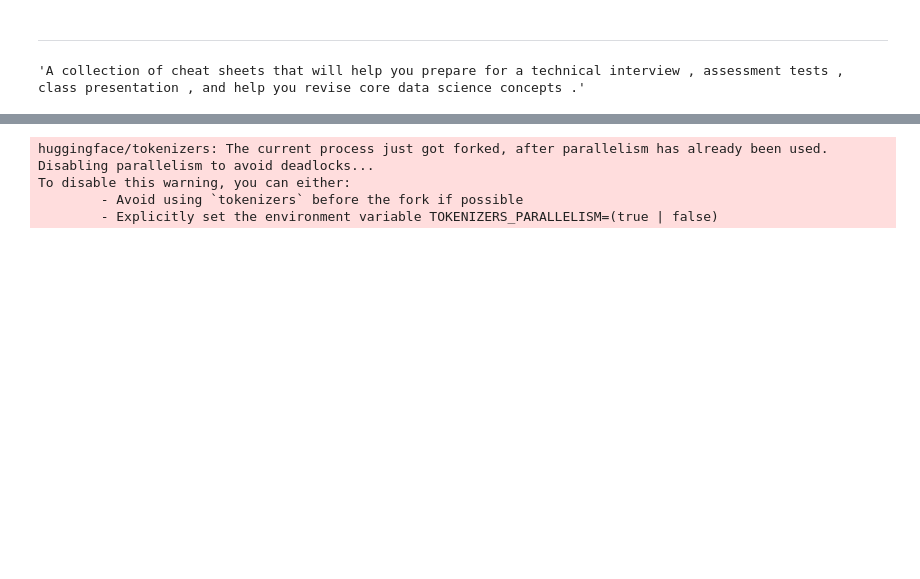
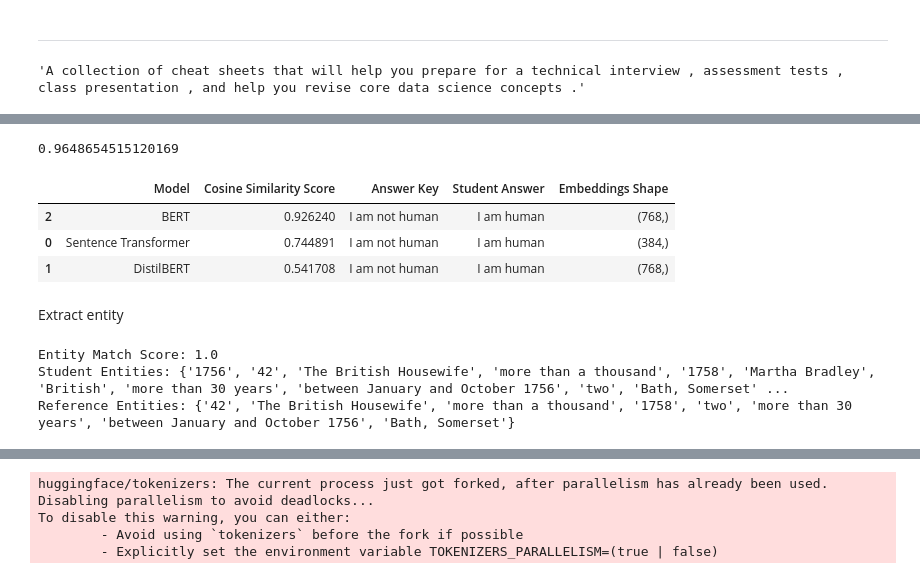
Before and after one commit to IrshadYasseen/relativeGrade, a Jupyter notebook: pract.ipynb, the cells around one changed output, grey strips where cells are left out. Saved outputs shown, nothing was run; the diff lists cells and outputs as text; code cells hidden in the pictures; blank space fills up the shorter version.

```diff
--- a/pract.ipynb
+++ b/pract.ipynb
@@ -281,0 +410,39 @@ Cosine Similarity Score: 0.9190176129341125
+# %%
+nlp = spacy.load("en_core_web_lg")
+a1="I am human"
+a2="I am not human"
+doc = nlp(a1)
+doc2= nlp(a2)
+doc.similarity(doc2)
+print(doc.similarity(doc2))
+sim(a1,a2)
+# %% [output]
+0.9648654515120169
+|  | Model | Cosine Similarity Score | Answer Key | Student Answer | Embeddings Shape |
+| 2 | BERT | 0.926240 | I am not human | I am human | (768,) |
+| 0 | Sentence Transformer | 0.744891 | I am not human | I am human | (384,) |
+| 1 | DistilBERT | 0.541708 | I am not human | I am human | (768,) |
+# %% [markdown]
+Extract entity
+# %%
+nlp = spacy.load("en_core_web_sm")
+
+student_answer = "Martha Bradley (fl. 1740s–1755) was a British cookery book writer. Little is known about her life, except that she published the cookery book The British Housewife (pictured) in 1756 and worked as a cook for more than 30 years in the fashionable spa town of Bath, Somerset. The British Housewife was released as a 42-issue partwork between January and October 1756. It was published in a two-volume book form in 1758, and is more than a thousand pages long.."
+reference_answer = "and worked as a cook for more than 30 years in the fashionable spa town of Bath, Somerset. The British Housewife was released as a 42-issue partwork between January and October 1756. It was published in a two-volume book form in 1758, and is more than a thousand pages long."
+
+# Extract Named Entities
+student_doc = nlp(student_answer)
+reference_doc = nlp(reference_answer)
+
+student_entities = {ent.text for ent in student_doc.ents}
+reference_entities = {ent.text for ent in reference_doc.ents}
+
+# Compare entity overlap
+entity_overlap = len(student_entities & reference_entities) / len(reference_entities)
+print(f"Entity Match Score: {entity_overlap}")
+print(f"Student Entities: {student_entities}")
+print(f"Reference Entities: {reference_entities}")
+# %% [output]
+Entity Match Score: 1.0
+Student Entities: {'1756', '42', 'The British Housewife', 'more than a thousand', '1758', 'Martha Bradley', 'British', 'more than 30 years', 'between January and October 1756', 'two', 'Bath, Somerset' ...
+Reference Entities: {'42', 'The British Housewife', 'more than a thousand', '1758', 'two', 'more than 30 years', 'between January and October 1756', 'Bath, Somerset'}
```
Also changed, not shown: parts of 20 cells of this notebook.
